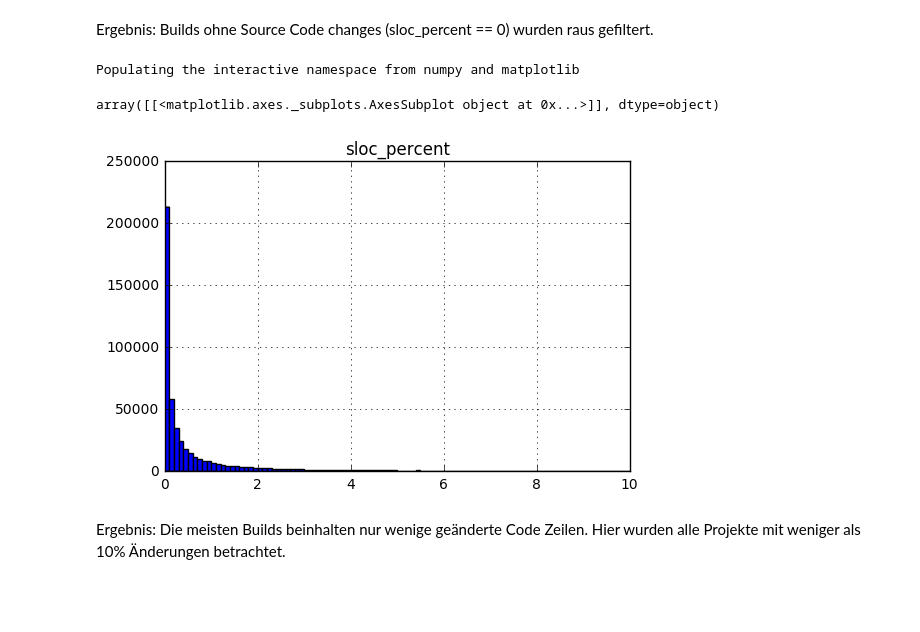
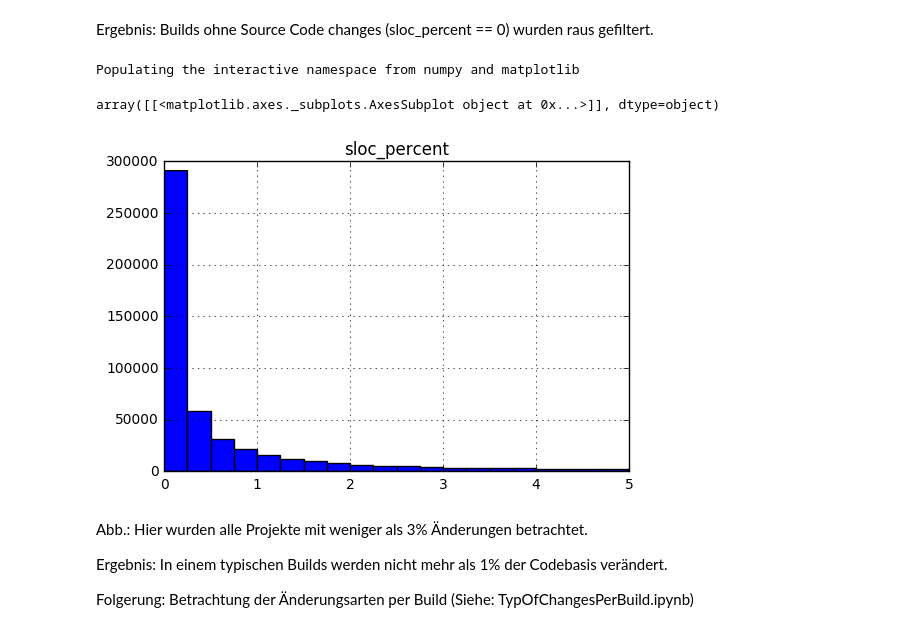
Before and after one commit to DLR-SC/Hackathon, a Jupyter notebook: chaosProject/ChangeRatioPerBuild.ipynb, the cells around one changed output. Cells and saved outputs as stored; diff of their text form; code cells hidden in the pictures; blank space fills up the shorter version.

```diff
--- a/chaosProject/ChangeRatioPerBuild.ipynb
+++ b/chaosProject/ChangeRatioPerBuild.ipynb
@@ -41,4 +44,4 @@ Ergebnis: Viele Builds haben gar keine Änderungen an den Source Code files. Die
 # %%
-pdfrange = pdf[(pdf.sloc_percent > 0.0) & (pdf.sloc_percent < 10)]
+pdfrange = pdf[(pdf.sloc_percent > 0.0) & (pdf.sloc_percent < 5)]
 pdfrange.head(20)
 # %% [output]
@@ -63,10 +66,14 @@ pdfrange.head(20)
 Ergebnis: Builds ohne Source Code changes (sloc_percent == 0) wurden raus gefiltert.
 # %%
 %pylab inline
-pdfrange.hist(column='sloc_percent',bins=100)
+pdfrange.hist(column='sloc_percent',bins=20)
 # %% [output]
 Populating the interactive namespace from numpy and matplotlib
 array([[<matplotlib.axes._subplots.AxesSubplot object at 0x...>]], dtype=object)
-[figure, old version]
+[figure, new version]
-# %% [markdown]
-Ergebnis: Die meisten Builds beinhalten nur wenige geänderte Code Zeilen. Hier wurden alle Projekte mit weniger als 10% Änderungen betrachtet.
+# %% [markdown]
+Abb.: Hier wurden alle Projekte mit weniger als 3% Änderungen betrachtet.
+
+Ergebnis: In einem typischen Builds werden nicht mehr als 1% der Codebasis verändert.
+
+Folgerung: Betrachtung der Änderungsarten per Build (Siehe: TypOfChangesPerBuild.ipynb)
```
Also changed, not shown: parts of 7 cells of this notebook, 1 other file.
